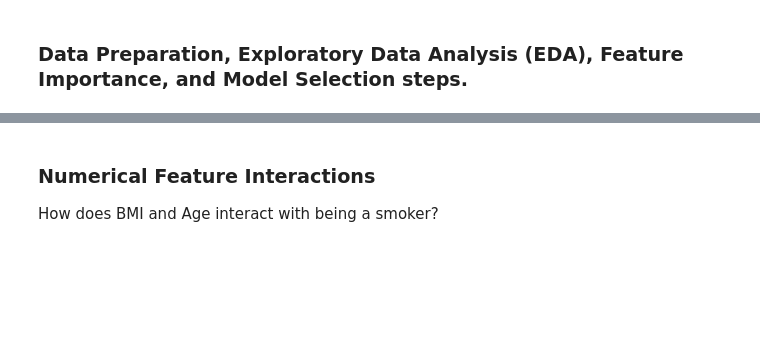
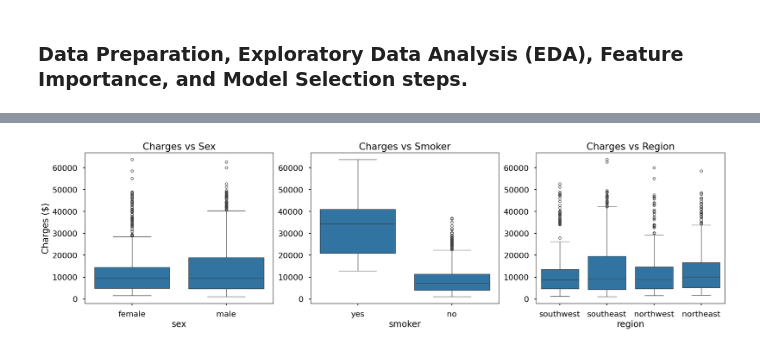
Before and after one commit to JonasMnsing/medical-cost-predictor, a Jupyter notebook: notebook.ipynb, the cells around one changed output, grey strips where cells are left out. Saved outputs shown, nothing was run; the diff lists cells and outputs as text; code cells hidden in the pictures; blank space fills up the shorter version.

```diff
--- a/notebook.ipynb
+++ b/notebook.ipynb
@@ -28,3 +60,6 @@ df.info()
+# %%
+categorical_features = ['sex', 'smoker', 'region']
+numerical_features = ['age', 'bmi', 'children']
 # %%
 # Look at the min, max, and ranges of numerical values
 df.describe().round(2)
@@ -54,13 +99,14 @@ Let's look at how categorical variables affect the charges.
 # %%
-categorical_columns = ['sex', 'smoker', 'region']
-fig, axes = plt.subplots(1, 3, figsize=(18, 5))
+fig, axes = plt.subplots(1, 3, layout='constrained')
+fig.set_figwidth(fig.get_figwidth()*1.5)
+fig.set_figheight(fig.get_figheight()*0.6)
 
-for i, col in enumerate(categorical_columns):
-    sns.boxplot(x=df[col], y=df['charges'], ax=axes[i])
+for i, col in enumerate(categorical_features):
+    axes[i] = sns.boxplot(x=df[col], y=df['charges'], ax=axes[i], fliersize=5)
     axes[i].set_title(f'Charges vs {col.capitalize()}')
-
-plt.tight_layout()
-plt.show()
+    if i == 0:
+        _ = axes[i].set_ylabel('Charges ($)')
+    else:
+        _ = axes[i].set_ylabel('')
+# %% [output]
+[figure, added]
-# %% [markdown]
-### Numerical Feature Interactions
-How does BMI and Age interact with being a smoker?
```
Also changed, not shown: parts of 29 cells of this notebook.
